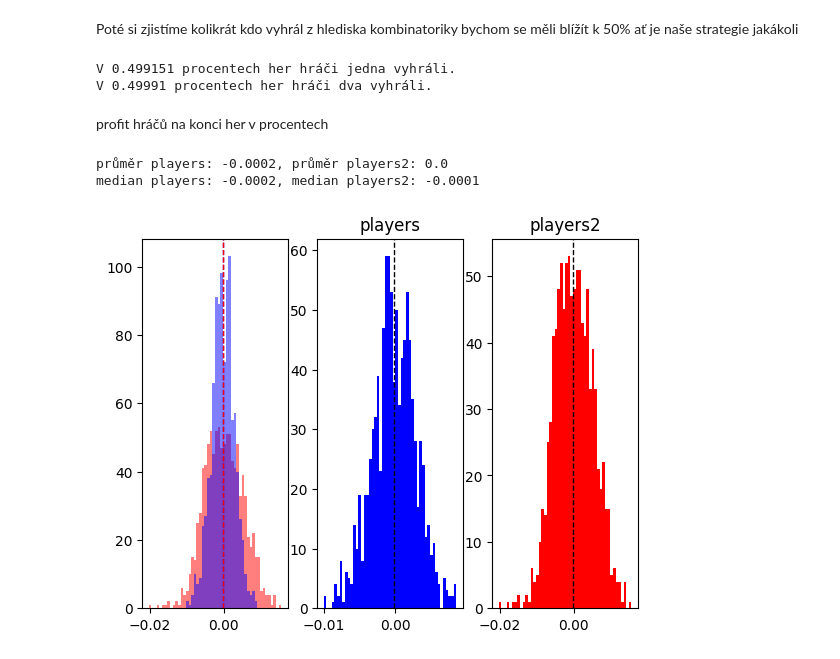
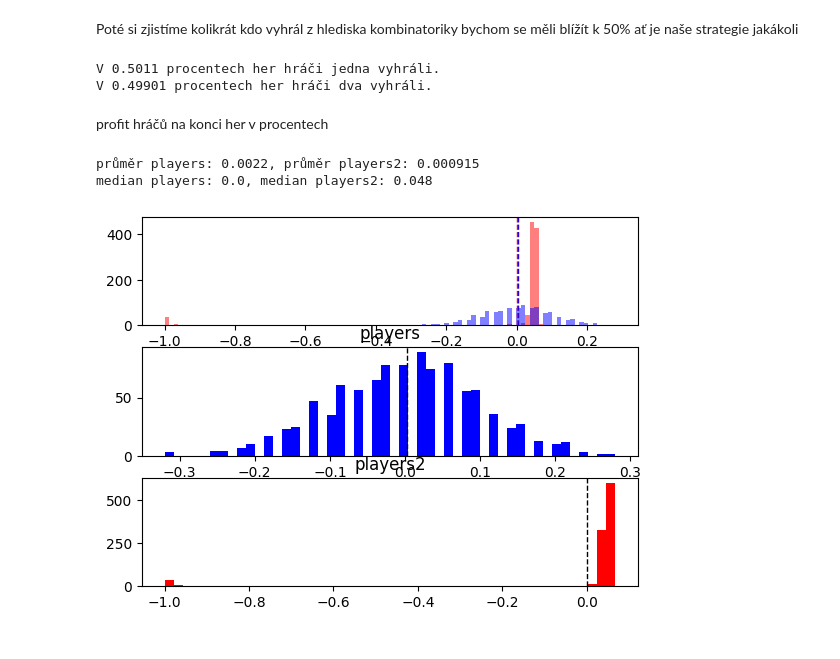
Before and after one commit to MartyM123/casino, a Jupyter notebook: analyze.ipynb, the cells around one changed output. Drawn from its saved outputs; the diff is of its cells as text; code cells hidden in the pictures.

```diff
--- a/analyze.ipynb
+++ b/analyze.ipynb
@@ -10,10 +10,10 @@ při výhře dostáváte 200 procent vsazené částky zpět
 # %% [markdown]
 spustíme zde kód z main.py, který má v sobě všechny potřebné věci pro tento projekt
 # %%
-n_turns=20 #number of turn of rulet
+n_turns=100 #number of turn of rulet
 n_players=1000 #number of players
 # %%
-money=100000
+money=1000
 
 players = []
 #create players
@@ -42,16 +42,18 @@ class superPlayer(player):
         self.last_bet=1
 
     def on_win(self):
+        self.last_bet=self.next_bet
         self.next_bet=1
         self.next_play='red' if self.last_play=='black' else 'black'
 
     def on_lose(self):
+        self.last_bet=self.next_bet
         self.next_bet=self.last_bet*2
 
     def make_decision(self):
         return self.next_play, self.next_bet
 # %%
-money2=10000
+money2=1000
 
 players2 = []
 #create players
@@ -111,8 +113,8 @@ is_win=[turn[id]['won']==turn[id]['tip'] for id in ids2 for turn in history2]
 ratio=is_win.count(True)/len(is_win)
 print(f'V {ratio} procentech her hráči dva vyhráli.')
 # %% [output]
-V 0.499151 procentech her hráči jedna vyhráli.
-V 0.49991 procentech her hráči dva vyhráli.
+V 0.5011 procentech her hráči jedna vyhráli.
+V 0.49901 procentech her hráči dva vyhráli.
 # %% [markdown]
 profit hráčů na konci her v procentech
 # %%
@@ -124,36 +126,39 @@ profits2=[]
 for id in ids2:
     profits2.append((history2[-1][id]['balance']-money2)/money2)
 # %%
-fig, ax=plt.subplots(1,3)
+fig, ax=plt.subplots(3,1)
 
 combined=[profits, profits2]
 mean=np.array(profits).mean()
 mean2=np.array(profits2).mean()
 
 median=np.median(np.array(profits))
 median2=np.median(np.array(profits2))
 
-val=median
-val2=median2
+std = np.std(np.array(profits))
+std2 = np.std(np.array(profits2))
+
+val=mean
+val2=mean2
 
 colors=['blue', 'red']
 
 
-ax[0].hist(combined, bins=50, stacked=False, histtype='stepfilled', color=colors, alpha=0.5)
+ax[0].hist(combined, bins=100, stacked=False, histtype='stepfilled', color=colors, alpha=0.5)
 ax[0].axvline(val, linestyle='dashed', linewidth=1, color='blue')
 ax[0].axvline(val2, linestyle='dashed', linewidth=1, color='red')
 
 ax[1].hist(profits, bins=50, histtype='stepfilled', color=colors[0])
 ax[1].axvline(val, color='k', linestyle='dashed', linewidth=1)
 ax[1].set_title(f'players')
 
 ax[2].hist(profits2, bins=50, histtype='stepfilled', color=colors[1])
 ax[2].axvline(val2, color='k', linestyle='dashed', linewidth=1)
 ax[2].set_title(f'players2')
 
-print(f'průměr players: {round(mean, 4)}, průměr players2: {round(mean2, 4)}')
-print(f'median players: {round(median, 4)}, median players2: {round(median2, 4)}')
+print(f'průměr players: {round(mean, 7)}, průměr players2: {round(mean2, 7)}')
+print(f'median players: {round(median, 7)}, median players2: {round(median2, 7)}')
 # %% [output]
-průměr players: -0.0002, průměr players2: 0.0
-median players: -0.0002, median players2: -0.0001
+průměr players: 0.0022, průměr players2: 0.000915
+median players: 0.0, median players2: 0.048
-[figure, old version]
+[figure, new version]
```
Also changed, not shown: parts of 3 cells of this notebook.
